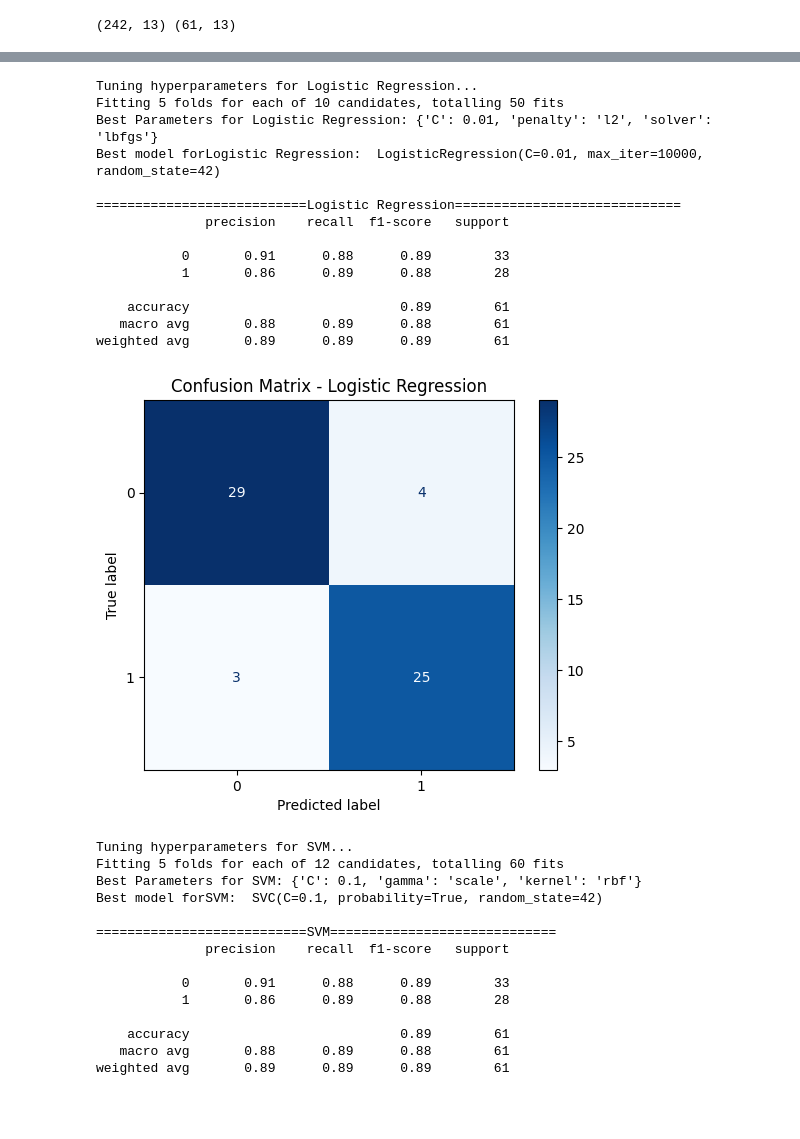
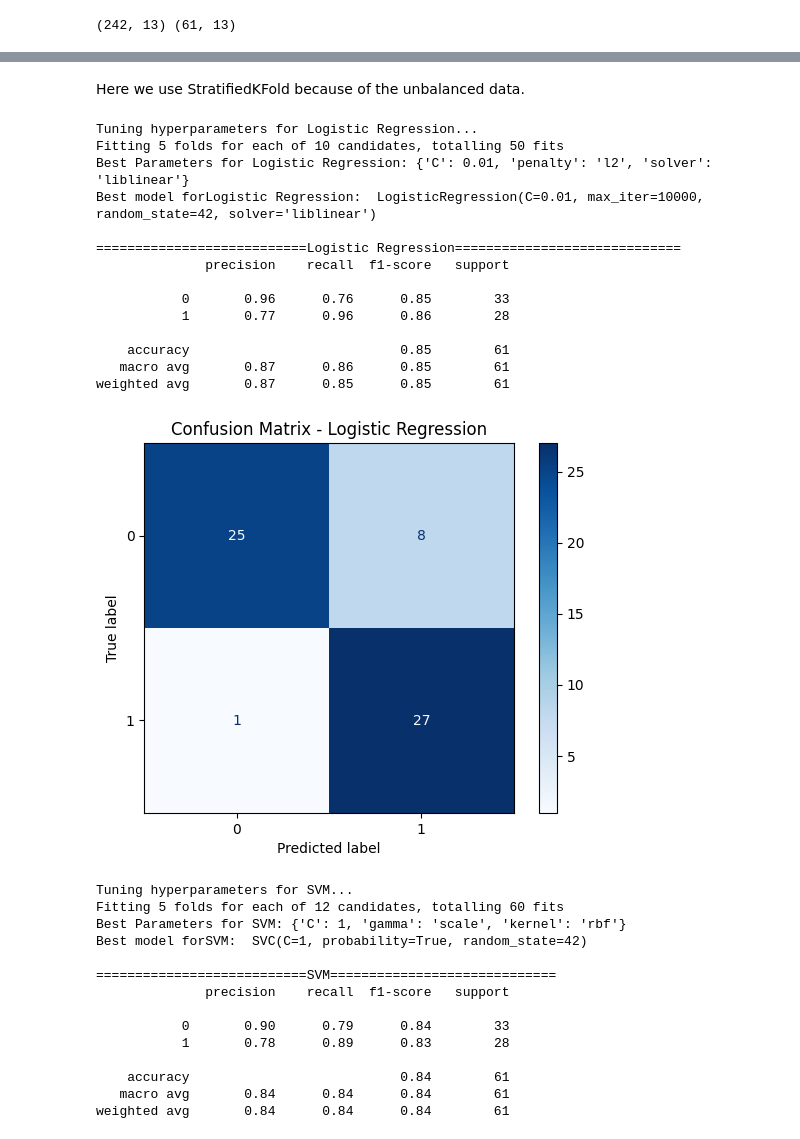
Before and after one commit to negilbabu/Heart-Disease-Prediction-Ai-, a Jupyter notebook: HeartDiseasePrediction.ipynb, the cells around one changed output, grey strips where cells are left out. Saved outputs shown, nothing was run; the diff lists cells and outputs as text; code cells hidden in the pictures; blank space fills up the shorter version.

```diff
--- a/HeartDiseasePrediction.ipynb
+++ b/HeartDiseasePrediction.ipynb
@@ -585,12 +714,11 @@ print(X_train.shape, X_test.shape)
 # %% [output]
 (242, 13) (61, 13)
 # %%
-from sklearn.metrics import roc_curve, auc
-
 # Dictionary to store y_test and predicted probabilities for the best-tuned models
 best_models_results = {}
 
 def evaluate_model(model, model_name):
+    #fitting the model
     model.fit(X_train, y_train)
     y_pred = model.predict(X_test)
 
@@ -598,7 +726,7 @@ def evaluate_model(model, model_name):
         y_pred_proba = model.predict_proba(X_test)[:, 1]
         best_models_results[model_name] = (y_test, y_pred_proba)  # Store for later ROC plot
 
-    print(f"\n==========================={model_name}=============================")
+    print(f"\n========================{model_name}=========================")
     print(classification_report(y_test, y_pred))
     report = classification_report(y_test, y_pred, output_dict=True)
     conf_matrix = confusion_matrix(y_test, y_pred)
@@ -609,8 +737,22 @@ def evaluate_model(model, model_name):
     plt.title(f"Confusion Matrix - {model_name}")
     plt.show()
 
-    results.append([model_name, report['accuracy'], report['weighted avg']['precision'],
-                    report['weighted avg']['recall'], report['weighted avg']['f1-score'], len(y_test)])
+# Extract precision, recall, F1-score for each class (0 & 1)
+    precision_0 = report['0']['precision']
+    recall_0 = report['0']['recall']
+    f1_0 = report['0']['f1-score']
+    precision_1 = report['1']['precision']
+    recall_1 = report['1']['recall']
+    f1_1 = report['1']['f1-score']
+
+    # Extract macro average values instead of weighted avg
+    macro_avg_precision = report['macro avg']['precision']
+    macro_avg_recall = report['macro avg']['recall']
+    macro_avg_f1 = report['macro avg']['f1-score']
+
+    results.append([model_name, report['accuracy'], precision_0, precision_1,
+                    recall_0, recall_1, f1_0, f1_1,
+                    macro_avg_precision, macro_avg_recall, macro_avg_f1, len(y_test)])
 # %%
 models = [
     (LogisticRegression(max_iter=10000, random_state=42), "Logistic Regression"),
@@ -740,3 +905,5 @@ Successfully installed scikit-learn-1.3.0
+# %% [markdown]
+Here we use StratifiedKFold because of the unbalanced data.
 # %%
 from sklearn.model_selection import StratifiedKFold
 
@@ -751,54 +918,57 @@ for model, name in models:
 
     if param_grid:
         grid_search = GridSearchCV(
             estimator=model,
             param_grid=param_grid,
-            scoring='accuracy',
+            scoring='recall',
             cv=cv,
             n_jobs=-1,
             verbose=1
         )
         grid_search.fit(X_train, y_train)
         print(f"Best Parameters for {name}:", grid_search.best_params_)
 
         # Get the best model
         best_model = grid_search.best_estimator_
         best_tuned_models[name] = grid_search.best_estimator_
         print(f"Best model for{name}: ",best_model)
 
         evaluate_model(best_model, name)
     else:
         best_tuned_models[name] = model
         evaluate_model(model, name)
-results_df = pd.DataFrame(results, columns=["Model", "Accuracy", "Precision", "Recall", "f1-score", "Support"])
+results_df = pd.DataFrame(results, columns=["Model", "Accuracy", "Precision_0", "Precision_1",
+                                            "Recall_0", "Recall_1", "F1_0", "F1_1",
+                                            "Macro_Avg_Precision", "Macro_Avg_Recall",
+                                            "Macro_Avg_F1", "Support"])
 display(results_df)
 # %% [output]
 Tuning hyperparameters for Logistic Regression...
 Fitting 5 folds for each of 10 candidates, totalling 50 fits
-Best Parameters for Logistic Regression: {'C': 0.01, 'penalty': 'l2', 'solver': 'lbfgs'}
-Best model forLogistic Regression:  LogisticRegression(C=0.01, max_iter=10000, random_state=42)
+Best Parameters for Logistic Regression: {'C': 0.01, 'penalty': 'l2', 'solver': 'liblinear'}
+Best model forLogistic Regression:  LogisticRegression(C=0.01, max_iter=10000, random_state=42, solver='liblinear')
 
 ===========================Logistic Regression=============================
               precision    recall  f1-score   support
 
-           0       0.91      0.88      0.89        33
-           1       0.86      0.89      0.88        28
+           0       0.96      0.76      0.85        33
+           1       0.77      0.96      0.86        28
 
-    accuracy                           0.89        61
-   macro avg       0.88      0.89      0.88        61
-weighted avg       0.89      0.89      0.89        61
+    accuracy                           0.85        61
+   macro avg       0.87      0.86      0.85        61
+weighted avg       0.87      0.85      0.85        61
-[figure, old version]
+[figure, new version]
 Tuning hyperparameters for SVM...
 Fitting 5 folds for each of 12 candidates, totalling 60 fits
-Best Parameters for SVM: {'C': 0.1, 'gamma': 'scale', 'kernel': 'rbf'}
-Best model forSVM:  SVC(C=0.1, probability=True, random_state=42)
+Best Parameters for SVM: {'C': 1, 'gamma': 'scale', 'kernel': 'rbf'}
+Best model forSVM:  SVC(C=1, probability=True, random_state=42)
 
 ===========================SVM=============================
               precision    recall  f1-score   support
 
-           0       0.91      0.88      0.89        33
-           1       0.86      0.89      0.88        28
+           0       0.90      0.79      0.84        33
+           1       0.78      0.89      0.83        28
 
-    accuracy                           0.89        61
-   macro avg       0.88      0.89      0.88        61
-weighted avg       0.89      0.89      0.89        61
+    accuracy                           0.84        61
+   macro avg       0.84      0.84      0.84        61
+weighted avg       0.84      0.84      0.84        61
```
Also changed, not shown: parts of 63 cells of this notebook.
